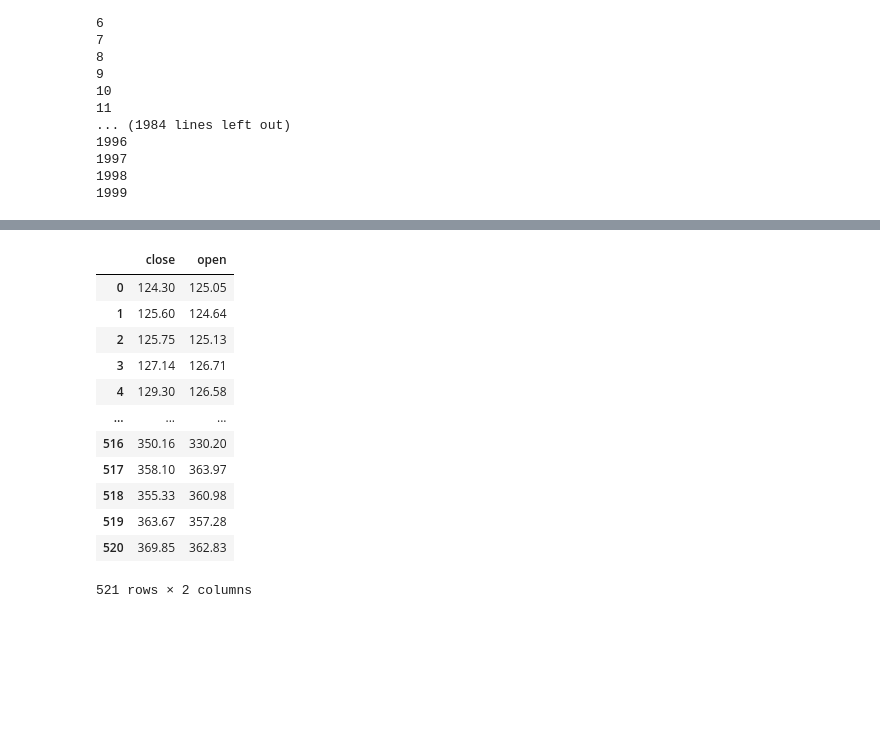
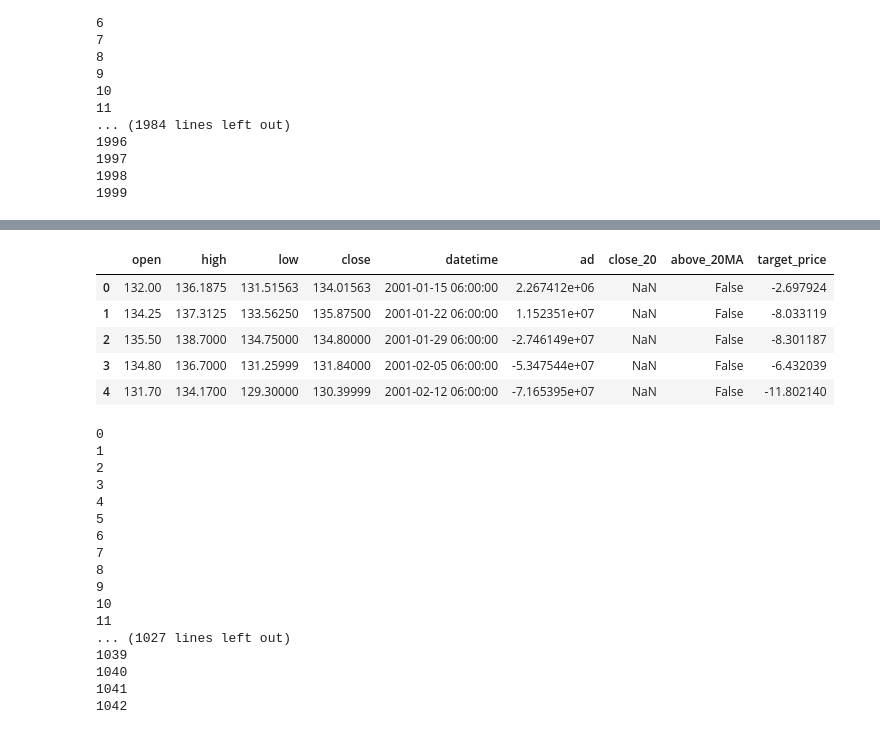
Before and after one commit to barrard/pyStocks, a Jupyter notebook: data-create.ipynb, the cells around one changed output, grey strips where cells are left out. Saved outputs shown, nothing was run; the diff lists cells and outputs as text; code cells hidden in the pictures; blank space fills up the shorter version.

```diff
--- a/data-create.ipynb
+++ b/data-create.ipynb
@@ -288,17 +288,33 @@ week
 # %%
 # week['counts'] = week['above_20MA'].rolling(20).apply( aboveCount)
 week[['close', 'open']]
+# [print(d) for d in week.datetime[0:10]]
+week[:][0:5]
 # %% [output]
-|  | close | open |
-| 0 | 124.30 | 125.05 |
-| 1 | 125.60 | 124.64 |
-| 2 | 125.75 | 125.13 |
-| 3 | 127.14 | 126.71 |
-| 4 | 129.30 | 126.58 |
-| ... | ... | ... |
-| 516 | 350.16 | 330.20 |
-| 517 | 358.10 | 363.97 |
-| 518 | 355.33 | 360.98 |
-| 519 | 363.67 | 357.28 |
-| 520 | 369.85 | 362.83 |
+|  | open | high | low | close | datetime | ad | close_20 | above_20MA | target_price |
+| 0 | 132.00 | 136.1875 | 131.51563 | 134.01563 | 2001-01-15 06:00:00 | 2.267412e+06 | NaN | False | -2.697924 |
+| 1 | 134.25 | 137.3125 | 133.56250 | 135.87500 | 2001-01-22 06:00:00 | 1.152351e+07 | NaN | False | -8.033119 |
+| 2 | 135.50 | 138.7000 | 134.75000 | 134.80000 | 2001-01-29 06:00:00 | -2.746149e+07 | NaN | False | -8.301187 |
+| 3 | 134.80 | 136.7000 | 131.25999 | 131.84000 | 2001-02-05 06:00:00 | -5.347544e+07 | NaN | False | -6.432039 |
+| 4 | 131.70 | 134.1700 | 129.30000 | 130.39999 | 2001-02-12 06:00:00 | -7.165395e+07 | NaN | False | -11.802140 |
-521 rows × 2 columns
+# %%
+for n in (range(len(week))):
+    print(n)
+# %% [output]
+0
+1
+2
+3
+4
+5
+6
+7
+8
+9
+10
+11
+... (1027 lines left out)
+1039
+1040
+1041
+1042
```
Also changed, not shown: parts of 22 cells of this notebook, 6 other files.
